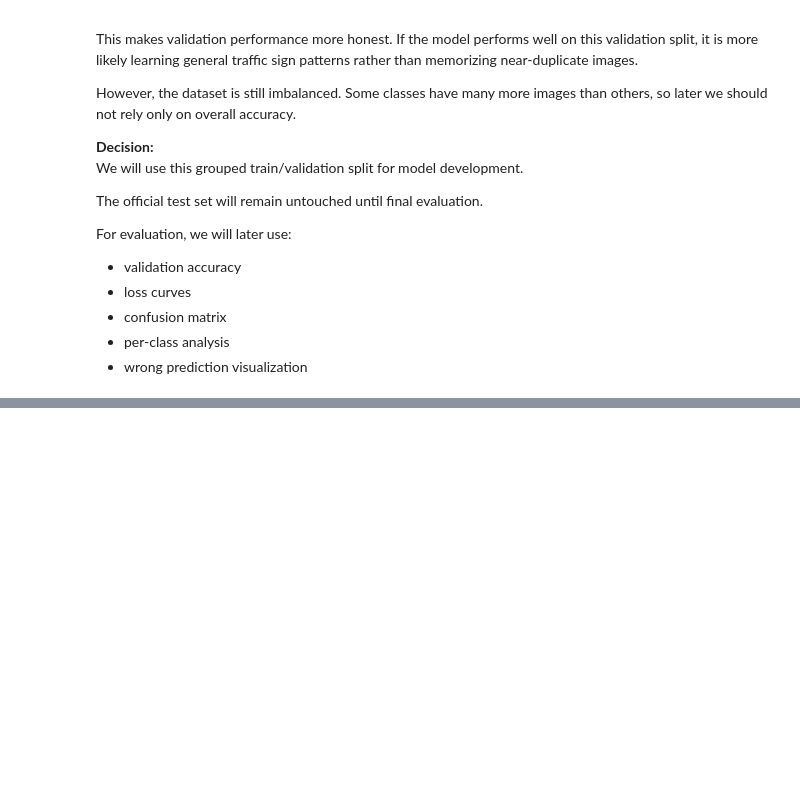
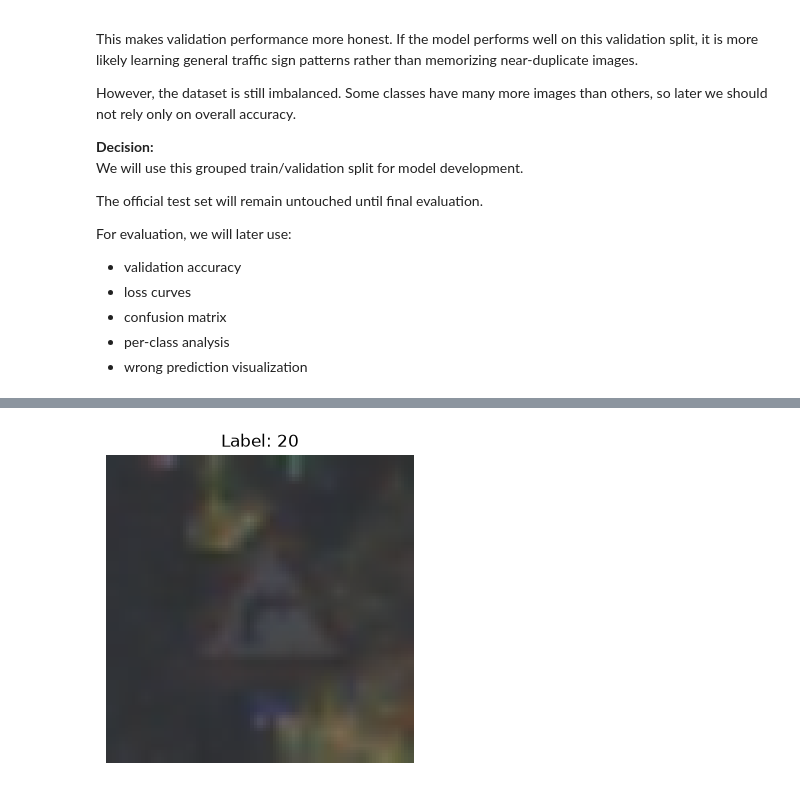
Before and after one commit to kawsar07ahmmed0712-rgb/Pytorch-German-Traffic-Sign-Recognition, a Jupyter notebook: Notebook/02_gtsrb_full_pytorch_workflow.ipynb, the cells around one changed output, grey strips where cells are left out. Saved outputs shown, nothing was run; the diff lists cells and outputs as text; code cells hidden in the pictures; blank space fills up the shorter version.

```diff
--- a/Notebook/02_gtsrb_full_pytorch_workflow.ipynb
+++ b/Notebook/02_gtsrb_full_pytorch_workflow.ipynb
@@ -889,0 +1065,23 @@ For evaluation, we will later use:
+# %%
+train_dataset = GTSRBDataset(
+    train_split_df,
+    image_col="full_path",
+    label_col="ClassId",
+    transform=baseline_transform
+)
+
+valid_dataset = GTSRBDataset(
+    valid_split_df,
+    image_col="full_path",
+    label_col="ClassId",
+    transform=baseline_transform
+)
+
+test_dataset = GTSRBDataset(
+    test_df,
+    image_col="full_path",
+    label_col="ClassId",
+    transform=baseline_transform
+)
+
+print("Datasets created.")
@@ -889,0 +1115,9 @@ For evaluation, we will later use:
+# %%
+sample_image, sample_label = train_dataset[0]
+
+print("Image shape:", sample_image.shape)
+print("Image dtype:", sample_image.dtype)
+print("Image min value:", sample_image.min().item())
+print("Image max value:", sample_image.max().item())
+print("Label:", sample_label)
+print("Label dtype:", sample_label.dtype)
@@ -889,0 +1137,8 @@ For evaluation, we will later use:
+# %%
+plt.figure(figsize=(4, 4))
+plt.imshow(sample_image.permute(1, 2, 0))
+plt.title(f"Label: {sample_label.item()}")
+plt.axis("off")
+plt.show()
+# %% [output]
+[figure, added]
```
Also changed, not shown: parts of 18 cells of this notebook, 1 other file.
